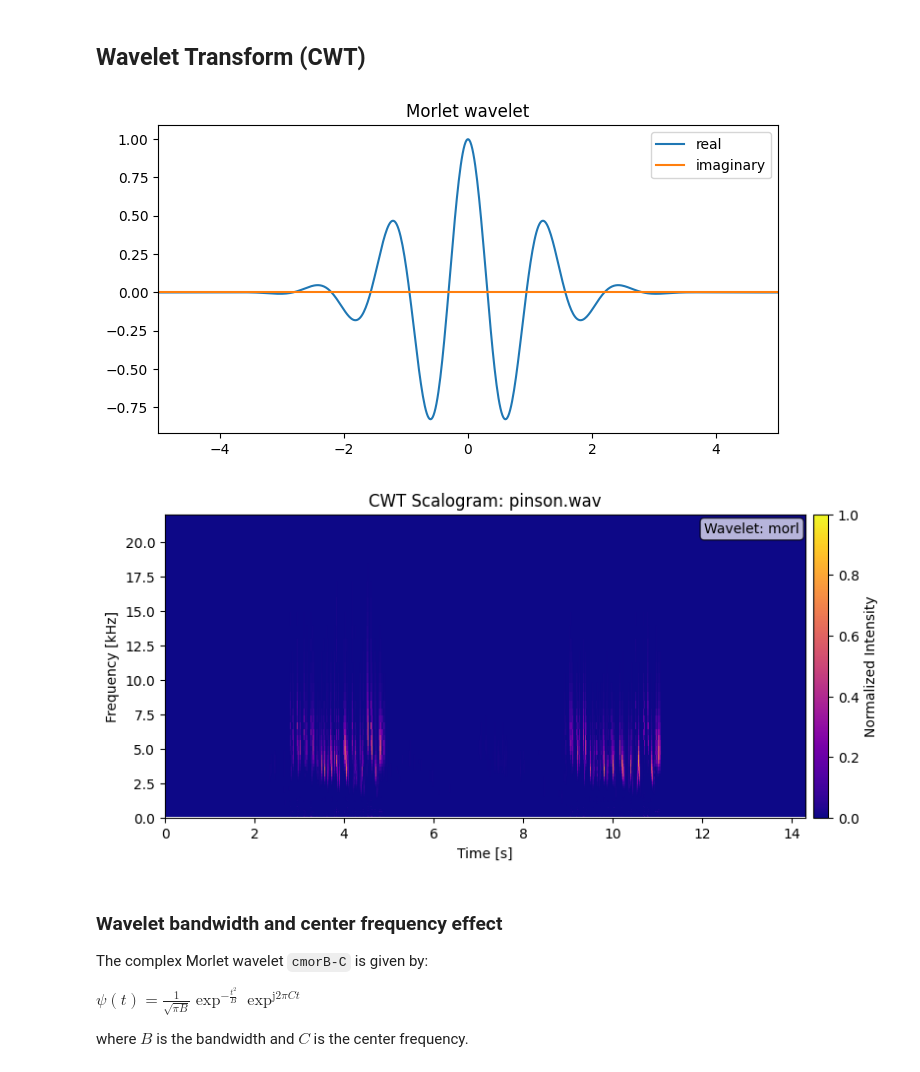
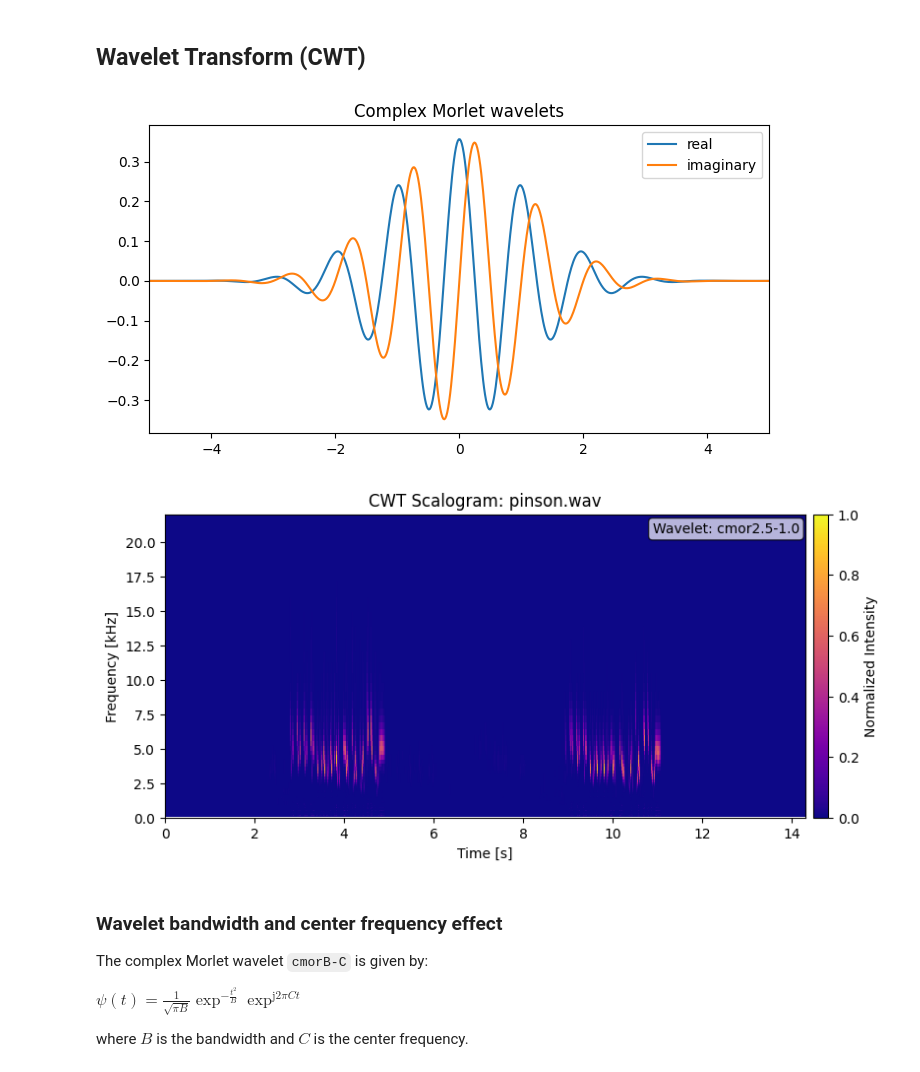
Before and after one commit to NJurquet/spectrobird, a Jupyter notebook: bird_songs_analysis.ipynb, the cells around one changed output. Cells and saved outputs as stored; diff of their text form; code cells hidden in the pictures.

```diff
--- a/bird_songs_analysis.ipynb
+++ b/bird_songs_analysis.ipynb
@@ -205,18 +290,18 @@ plt.show()
 # %% [markdown]
 ## Wavelet Transform (CWT)
 # %%
-wvlet_name = "morl"
+wvlet_name = "cmor2.5-1.0"
 wavelet = pywt.ContinuousWavelet(wvlet_name)
 [psi, x] = wavelet.wavefun(10)
 plt.figure(figsize=(8, 4))
 plt.plot(x, np.real(psi), label="real")
 plt.plot(x, np.imag(psi), label="imaginary")
 plt.title(f"{wavelet.family_name}")
 plt.xlim(-5, 5)
 plt.legend()
 plt.show()
 # %% [output]
-[figure, old version]
+[figure, new version]
 # %%
 WAV_AUDIO_IDX = 6  # Index of audio file to analyze
 
@@ -252,7 +337,7 @@ plt.gcf().text(
 
 plt.show()
 # %% [output]
-[figure, old version]
+[figure, new version]
 # %% [markdown]
 ### Wavelet bandwidth and center frequency effect
 
```
Also changed, not shown: parts of 8 cells of this notebook.
